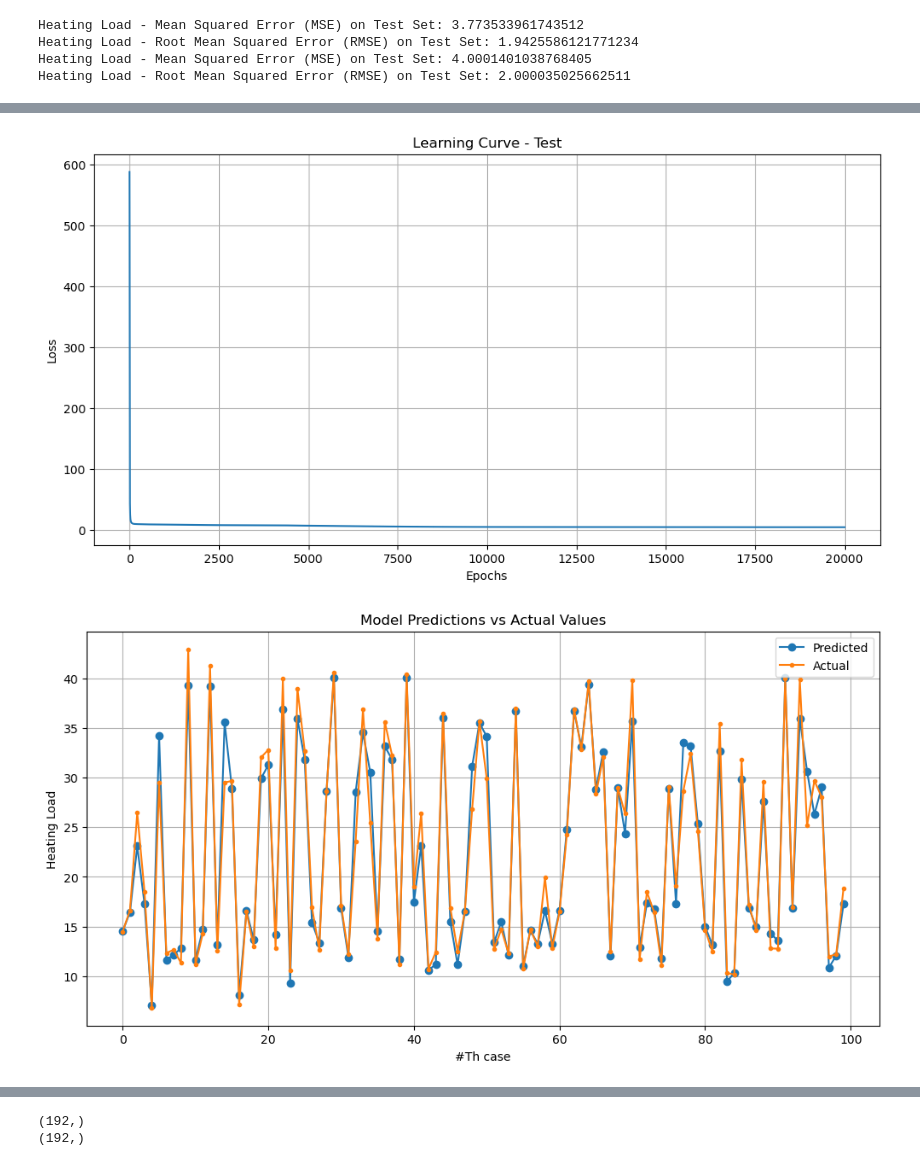
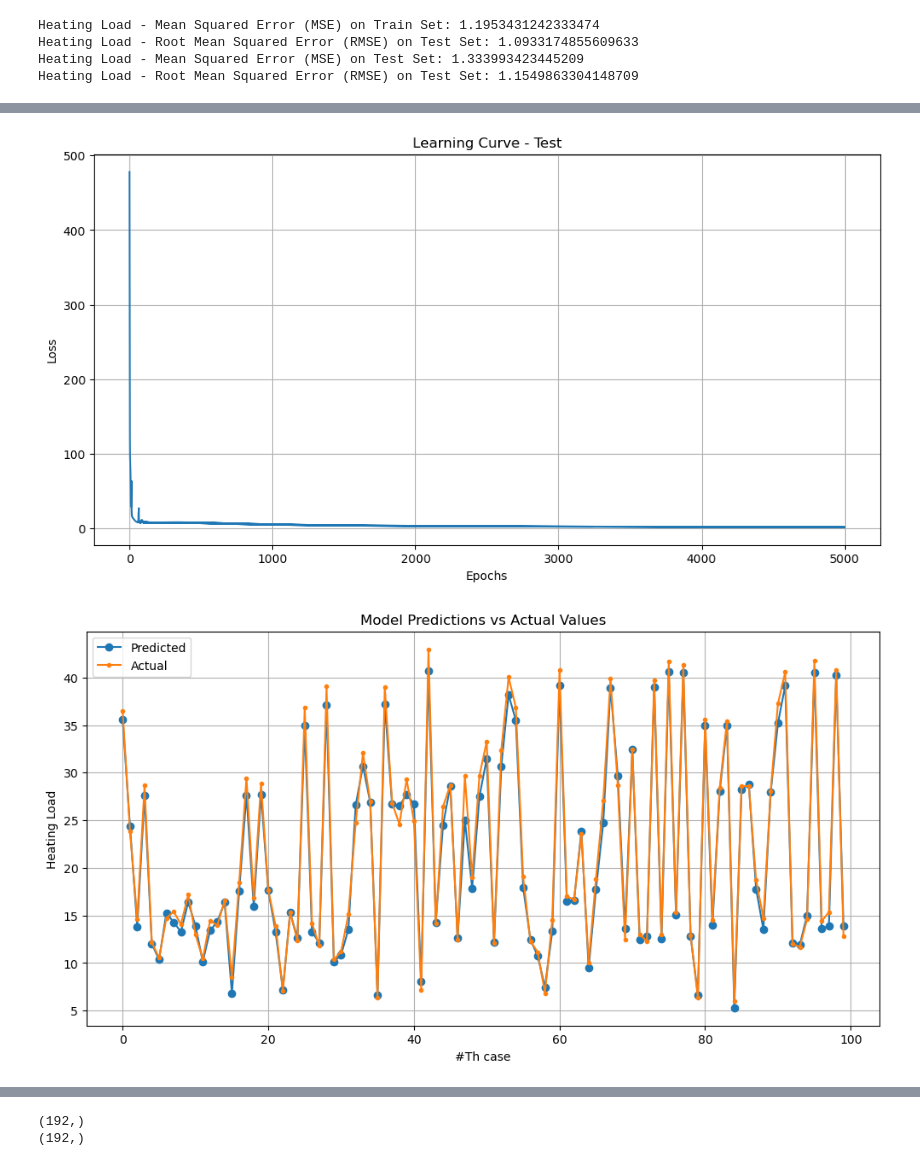
Before and after one commit to MinhBang1000/deep-learning-nycu, a Jupyter notebook: HW1/DL_HW1_313540015.ipynb, the cells around one changed output, grey strips where cells are left out. Drawn from its saved outputs; the diff is of its cells as text; code cells hidden in the pictures.

```diff
--- a/HW1/DL_HW1_313540015.ipynb
+++ b/HW1/DL_HW1_313540015.ipynb
@@ -275,8 +312,8 @@ def train(X, Y, input_dim, hidden_dim, output_dim, epochs, learning_rate, train_
 input_dim = X_train.shape[1]  # Number of features
 hidden_dim = 8  # Example hidden layer size (you can adjust this)
 output_dim = 1  # Predicting one continuous value (Heating Load)
-epochs = 20000  # You can adjust the number of epochs
-learning_rate = 0.01  # Learning rate for gradient descent
+epochs = 5001  # You can adjust the number of epochs
+learning_rate = 0.05  # Learning rate for gradient descent
 train_losses = []
 test_losses = []
 
@@ -342,7 +361,7 @@ _, _, _, Y_pred_heating_train = forward_propagation(X_train, W1, b1, W2, b2)
 # Evaluate the performance for TRAIN using Mean Squared Error (RMSE)
 from sklearn.metrics import mean_squared_error
 mse_heating = mean_squared_error(Y_train['Heating Load'], Y_pred_heating_train)
-print(f'Heating Load - Mean Squared Error (MSE) on Test Set: {mse_heating}')
+print(f'Heating Load - Mean Squared Error (MSE) on Train Set: {mse_heating}')
 print(f'Heating Load - Root Mean Squared Error (RMSE) on Test Set: {np.sqrt(mse_heating)}')
 
 # Evaluate the performance for TEST using Mean Squared Error (RMSE)
@@ -394,8 +413,17 @@ plt.ylabel("Heating Load")
 plt.legend()
 plt.grid(True)
 plt.show()
+
+# Get ten pair of sample for those experiments
+print("\Train:\n")
+for i in range(10):
+    print("Predicted: "+ str(Y_pred_heating_train.flatten()[i]) + " - Actual: " + str(Y_train["Cooling Load"].values[i]) + "\n")
+
+print("\Test:\n")
+for i in range(10):
+    print("Predicted: "+ str(Y_pred_heating_test.flatten()[i]) + " - Actual: " + str(Y_test["Cooling Load"].values[i]) + "\n")
 # %% [output]
-Heating Load - Mean Squared Error (MSE) on Test Set: 3.773533961743512
-Heating Load - Root Mean Squared Error (RMSE) on Test Set: 1.9425586121771234
-Heating Load - Mean Squared Error (MSE) on Test Set: 4.0001401038768405
-Heating Load - Root Mean Squared Error (RMSE) on Test Set: 2.000035025662511
+Heating Load - Mean Squared Error (MSE) on Train Set: 1.1953431242333474
+Heating Load - Root Mean Squared Error (RMSE) on Test Set: 1.0933174855609633
+Heating Load - Mean Squared Error (MSE) on Test Set: 1.333993423445209
+Heating Load - Root Mean Squared Error (RMSE) on Test Set: 1.1549863304148709
@@ -403,2 +431,2 @@ Heating Load - Root Mean Squared Error (RMSE) on Test Set: 2.000035025662511
-[figure, old version]
+[figure, new version]
-[figure, old version]
+[figure, new version]
```
Also changed, not shown: parts of 7 cells of this notebook, 11 other files.
